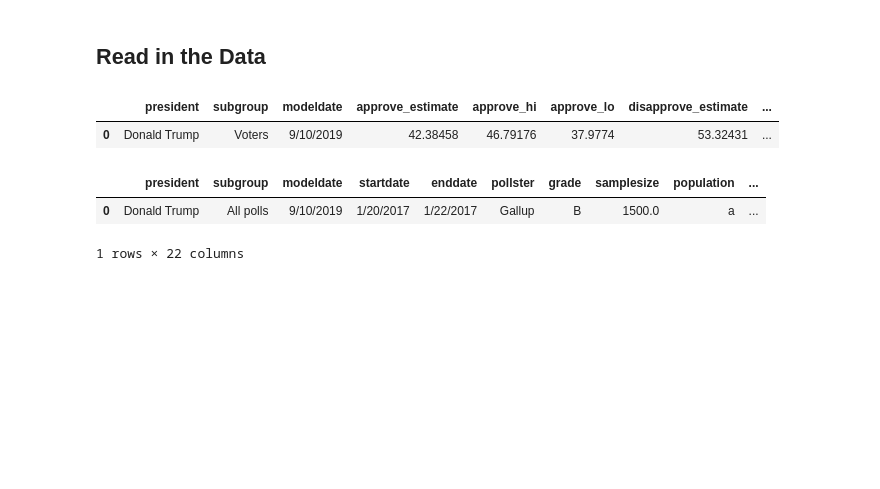
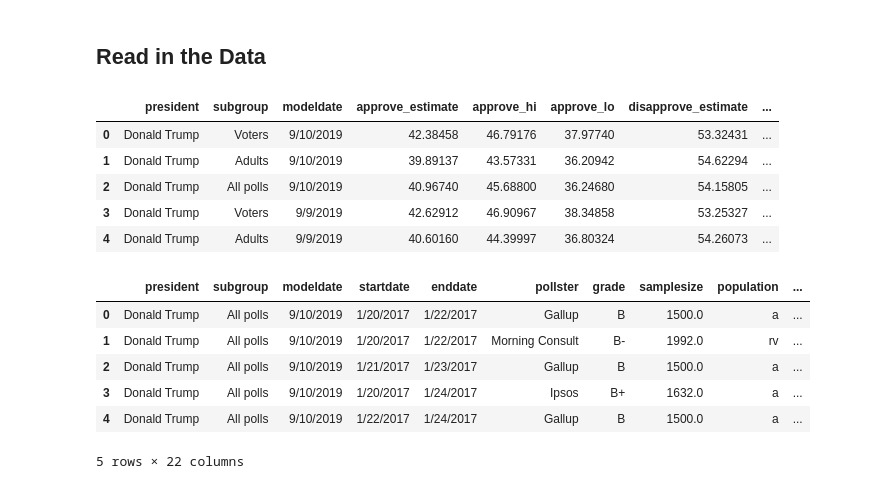
Before and after one commit to daltonhahn/eecs731-jimmy_wrangler, a Jupyter notebook: notebooks/02-jimmy-wrangler-trump-approval.ipynb, the cells around one changed output. Cells and saved outputs as stored; diff of their text form; code cells hidden in the pictures; blank space fills up the shorter version.

```diff
--- a/notebooks/02-jimmy-wrangler-trump-approval.ipynb
+++ b/notebooks/02-jimmy-wrangler-trump-approval.ipynb
@@ -23,13 +24,21 @@ from statistics import mean, stdev
 df_top = pd.read_csv("../data/external/approval_topline.csv")
 df_poll = pd.read_csv("../data/external/approval_polllist.csv")
 # %%
-df_top.head(1)
+df_top.head()
 # %% [output]
 |  | president | subgroup | modeldate | approve_estimate | approve_hi | approve_lo | disapprove_estimate | ... |
-| 0 | Donald Trump | Voters | 9/10/2019 | 42.38458 | 46.79176 | 37.9774 | 53.32431 | ... |
+| 0 | Donald Trump | Voters | 9/10/2019 | 42.38458 | 46.79176 | 37.97740 | 53.32431 | ... |
+| 1 | Donald Trump | Adults | 9/10/2019 | 39.89137 | 43.57331 | 36.20942 | 54.62294 | ... |
+| 2 | Donald Trump | All polls | 9/10/2019 | 40.96740 | 45.68800 | 36.24680 | 54.15805 | ... |
+| 3 | Donald Trump | Voters | 9/9/2019 | 42.62912 | 46.90967 | 38.34858 | 53.25327 | ... |
+| 4 | Donald Trump | Adults | 9/9/2019 | 40.60160 | 44.39997 | 36.80324 | 54.26073 | ... |
 # %%
-df_poll.head(1)
+df_poll.head()
 # %% [output]
 |  | president | subgroup | modeldate | startdate | enddate | pollster | grade | samplesize | population | ... |
 | 0 | Donald Trump | All polls | 9/10/2019 | 1/20/2017 | 1/22/2017 | Gallup | B | 1500.0 | a | ... |
+| 1 | Donald Trump | All polls | 9/10/2019 | 1/20/2017 | 1/22/2017 | Morning Consult | B- | 1992.0 | rv | ... |
+| 2 | Donald Trump | All polls | 9/10/2019 | 1/21/2017 | 1/23/2017 | Gallup | B | 1500.0 | a | ... |
+| 3 | Donald Trump | All polls | 9/10/2019 | 1/20/2017 | 1/24/2017 | Ipsos | B+ | 1632.0 | a | ... |
+| 4 | Donald Trump | All polls | 9/10/2019 | 1/22/2017 | 1/24/2017 | Gallup | B | 1500.0 | a | ... |
-1 rows × 22 columns
+5 rows × 22 columns
```
Also changed, not shown: parts of 16 cells of this notebook, 2 other files.
